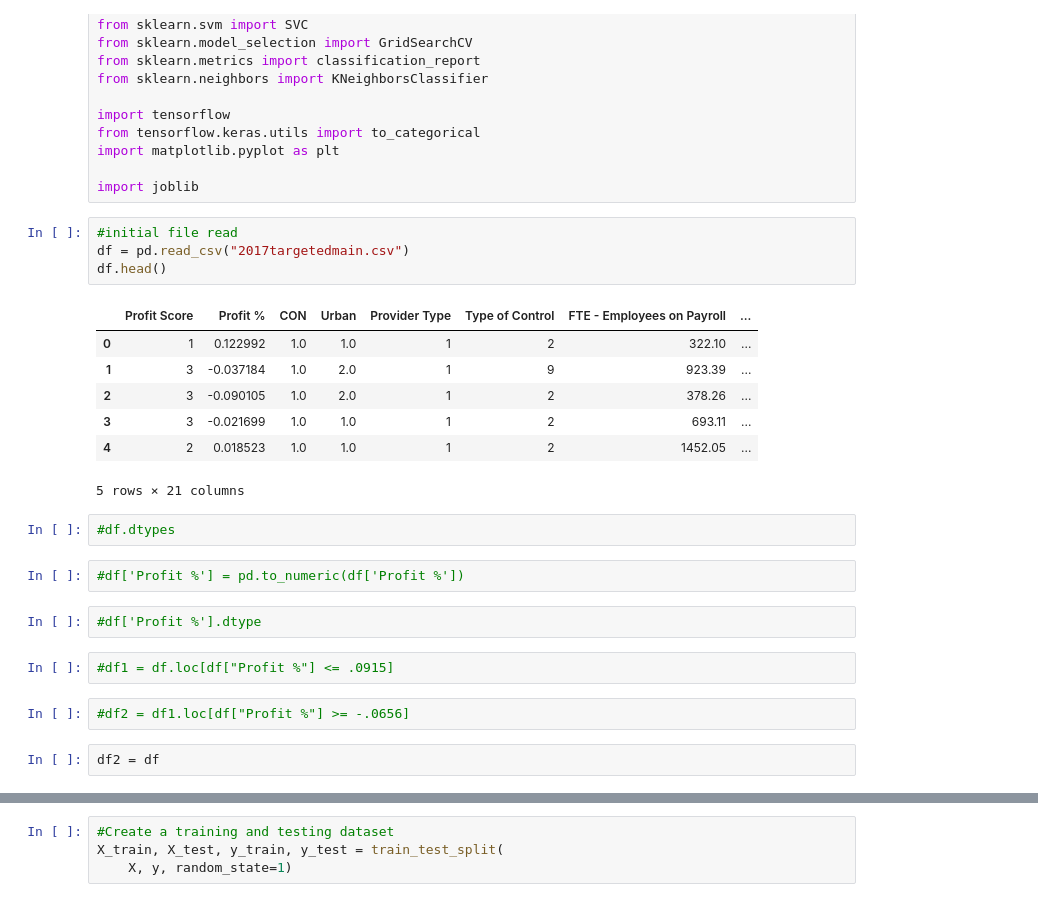
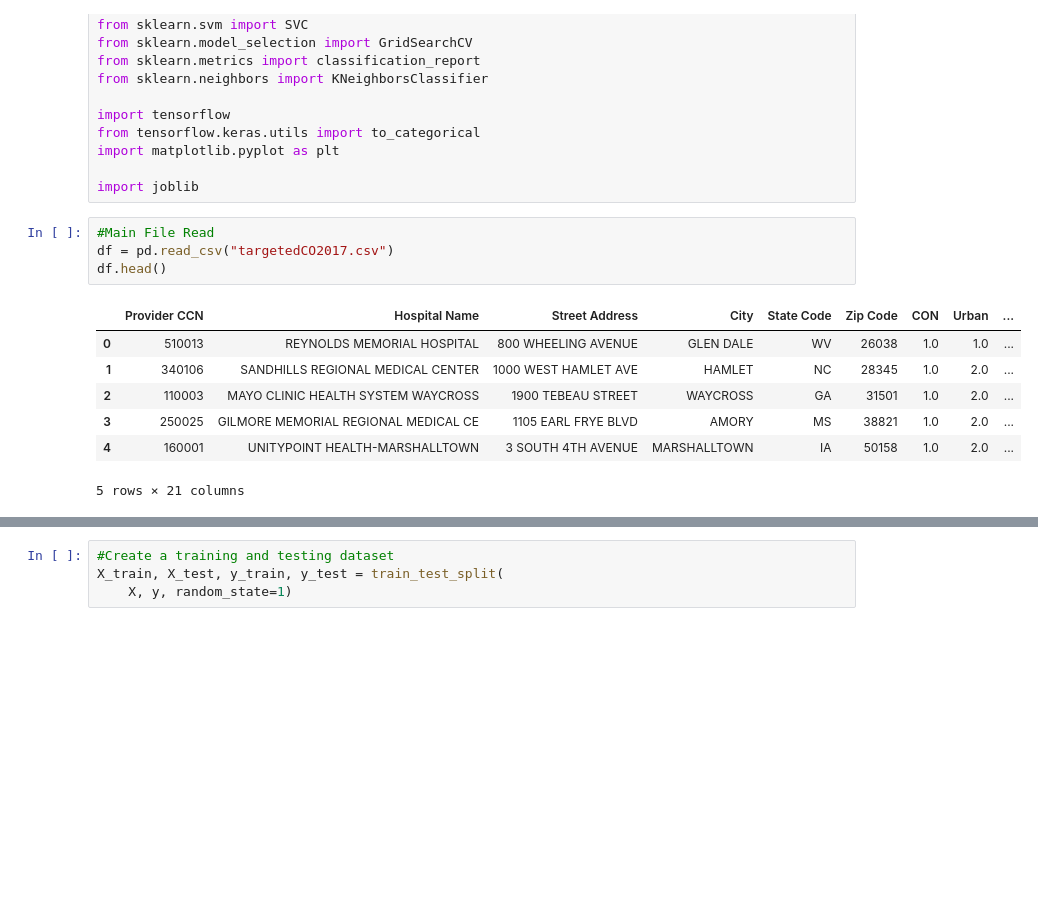
Before and after one commit to rodgerskent/profitableHospital-project, a Jupyter notebook: three.ipynb, the cells around one changed output, grey strips where cells are left out. Cells and saved outputs as stored; diff of their text form; blank space fills up the shorter version.

```diff
--- a/three.ipynb
+++ b/three.ipynb
@@ -25,26 +25,14 @@ import matplotlib.pyplot as plt
 
 import joblib
 # %%
-#initial file read
-df = pd.read_csv("2017targetedmain.csv")
+#Main File Read
+df = pd.read_csv("targetedCO2017.csv")
 df.head()
 # %% [output]
-|  | Profit Score | Profit % | CON | Urban | Provider Type | Type of Control | FTE - Employees on Payroll | ... |
-| 0 | 1 | 0.122992 | 1.0 | 1.0 | 1 | 2 | 322.10 | ... |
-| 1 | 3 | -0.037184 | 1.0 | 2.0 | 1 | 9 | 923.39 | ... |
-| 2 | 3 | -0.090105 | 1.0 | 2.0 | 1 | 2 | 378.26 | ... |
-| 3 | 3 | -0.021699 | 1.0 | 1.0 | 1 | 2 | 693.11 | ... |
-| 4 | 2 | 0.018523 | 1.0 | 1.0 | 1 | 2 | 1452.05 | ... |
+|  | Provider CCN | Hospital Name | Street Address | City | State Code | Zip Code | CON | Urban | ... |
+| 0 | 510013 | REYNOLDS MEMORIAL HOSPITAL | 800 WHEELING AVENUE | GLEN DALE | WV | 26038 | 1.0 | 1.0 | ... |
+| 1 | 340106 | SANDHILLS REGIONAL MEDICAL CENTER | 1000 WEST HAMLET AVE | HAMLET | NC | 28345 | 1.0 | 2.0 | ... |
+| 2 | 110003 | MAYO CLINIC HEALTH SYSTEM WAYCROSS | 1900 TEBEAU STREET | WAYCROSS | GA | 31501 | 1.0 | 2.0 | ... |
+| 3 | 250025 | GILMORE MEMORIAL REGIONAL MEDICAL CE | 1105 EARL FRYE BLVD | AMORY | MS | 38821 | 1.0 | 2.0 | ... |
+| 4 | 160001 | UNITYPOINT HEALTH-MARSHALLTOWN | 3 SOUTH 4TH AVENUE | MARSHALLTOWN | IA | 50158 | 1.0 | 2.0 | ... |
 5 rows × 21 columns
-# %%
-#df.dtypes
-# %%
-#df['Profit %'] = pd.to_numeric(df['Profit %'])
-# %%
-#df['Profit %'].dtype
-# %%
-#df1 = df.loc[df["Profit %"] <= .0915]
-# %%
-#df2 = df1.loc[df["Profit %"] >= -.0656]
-# %%
-df2 = df
```
Also changed, not shown: parts of 14 cells of this notebook, 6 other files.
